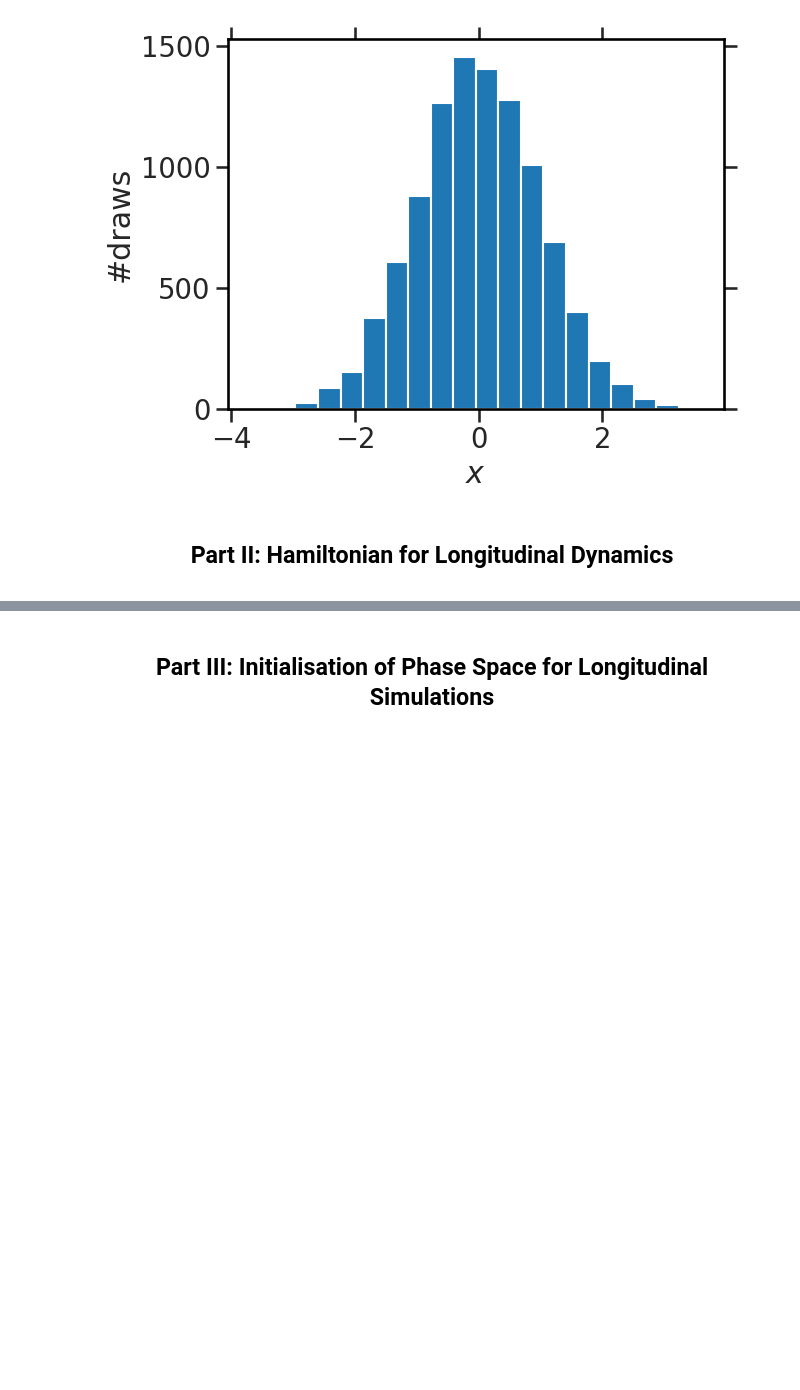
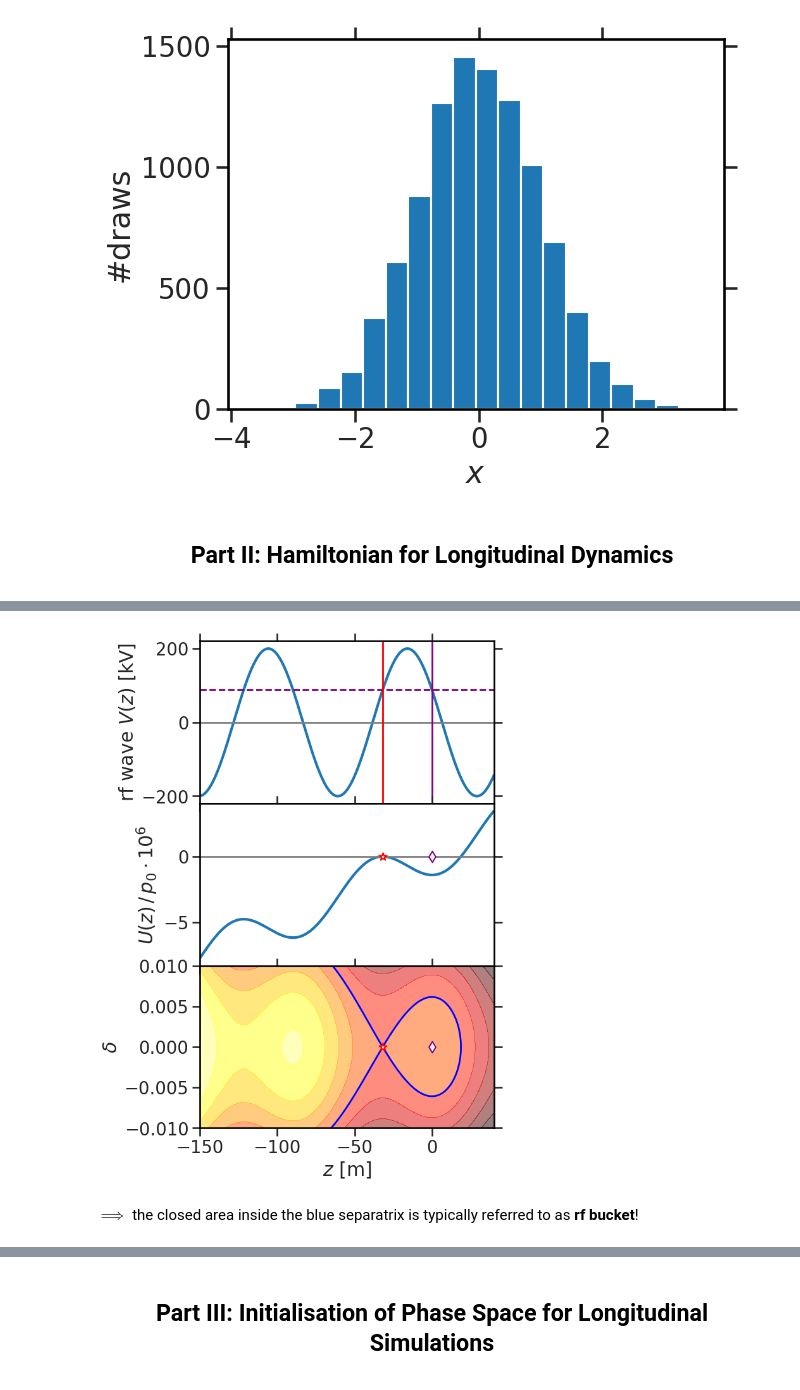
Before and after one commit to aoeftiger/TUDa-NMAP-05, a Jupyter notebook: lecture.ipynb, the cells around one changed output, grey strips where cells are left out. Drawn from its saved outputs; the diff is of its cells as text; code cells hidden in the pictures; blank space fills up the shorter version.

```diff
--- a/lecture.ipynb
+++ b/lecture.ipynb
@@ -197,0 +448,39 @@ check back later for `v1.0`!
+# %%
+def plot_rf_overview():
+    z_range = np.linspace(-150, 40, num=1000)
+    # z location of unstable fixed point:
+    z_ufp = -m.circumference * (np.pi - 2 * m.phi_s) / (2 * np.pi * m.harmonic)
+
+    fig, ax = plt.subplots(3, 1, figsize=(6, 10), sharex=True)
+
+    plt.sca(ax[0])
+    plt.plot(z_range, 1e-3 * m.voltage * np.sin(m.phi_s - 2 * np.pi * m.harmonic / m.circumference * z_range))
+    plt.axhline(0, c='gray', lw=2)
+    plt.axhline(1e-3 * m.voltage * np.sin(m.phi_s), c='purple', lw=2, ls='--')
+    plt.axvline(0, c='purple', lw=2)
+    plt.axvline(z_ufp, c='red', lw=2)
+    plt.ylabel('rf wave $V(z)$ [kV]')
+
+    plt.sca(ax[1])
+    plt.plot(z_range, 1e6 * U(z_range, m) / m.p0())
+    plt.axhline(0, c='gray', lw=2)
+    plt.ylabel(r'$U(z)\,/\,p_0\cdot 10^6$')
+
+    plt.scatter([z_ufp], [0], marker='*', c='white', edgecolor='red', zorder=10)
+    plt.scatter([0], [U(0, m) / m.p0()], marker='d', c='white', edgecolor='purple', zorder=10)
+
+    plt.sca(ax[2])
+    plot_hamiltonian(m, zleft=z_range[0], zright=z_range[-1], cbar=False)
+    plt.scatter([z_ufp], [0], marker='*', c='white', edgecolor='red', zorder=10)
+    plt.scatter([0], [0], marker='d', c='white', edgecolor='purple')
+    plt.xlabel('$z$ [m]')
+    plt.ylabel('$\delta$')
+    plt.subplots_adjust(hspace=0)
+
+    return fig, ax
+# %%
+plot_rf_overview();
+# %% [output]
+[figure, added]
+# %% [markdown]
+$\implies$ the closed area inside the blue separatrix is typically referred to as <b>rf bucket</b>!
```
Also changed, not shown: parts of 100 cells of this notebook, 3 other files.
